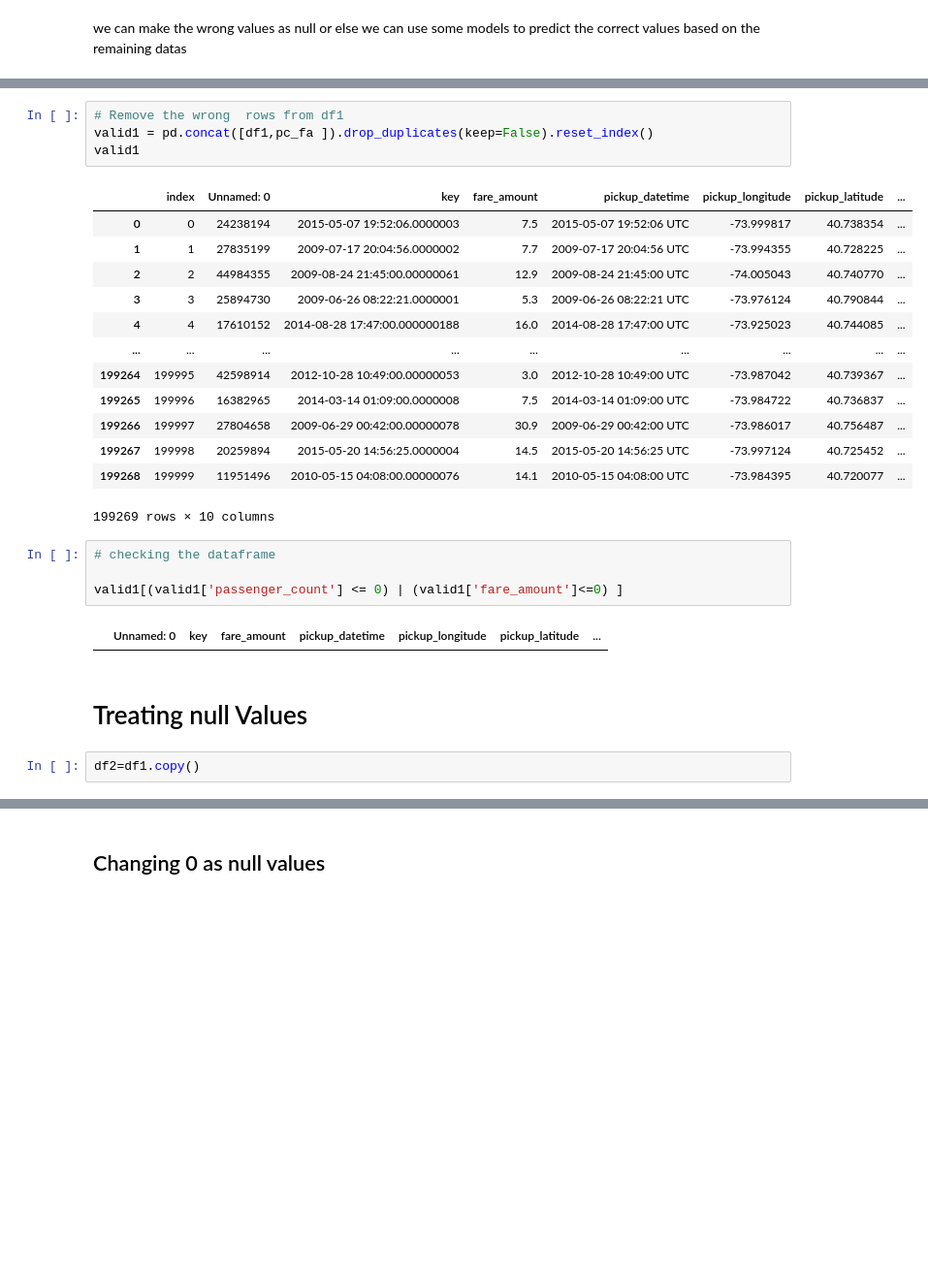
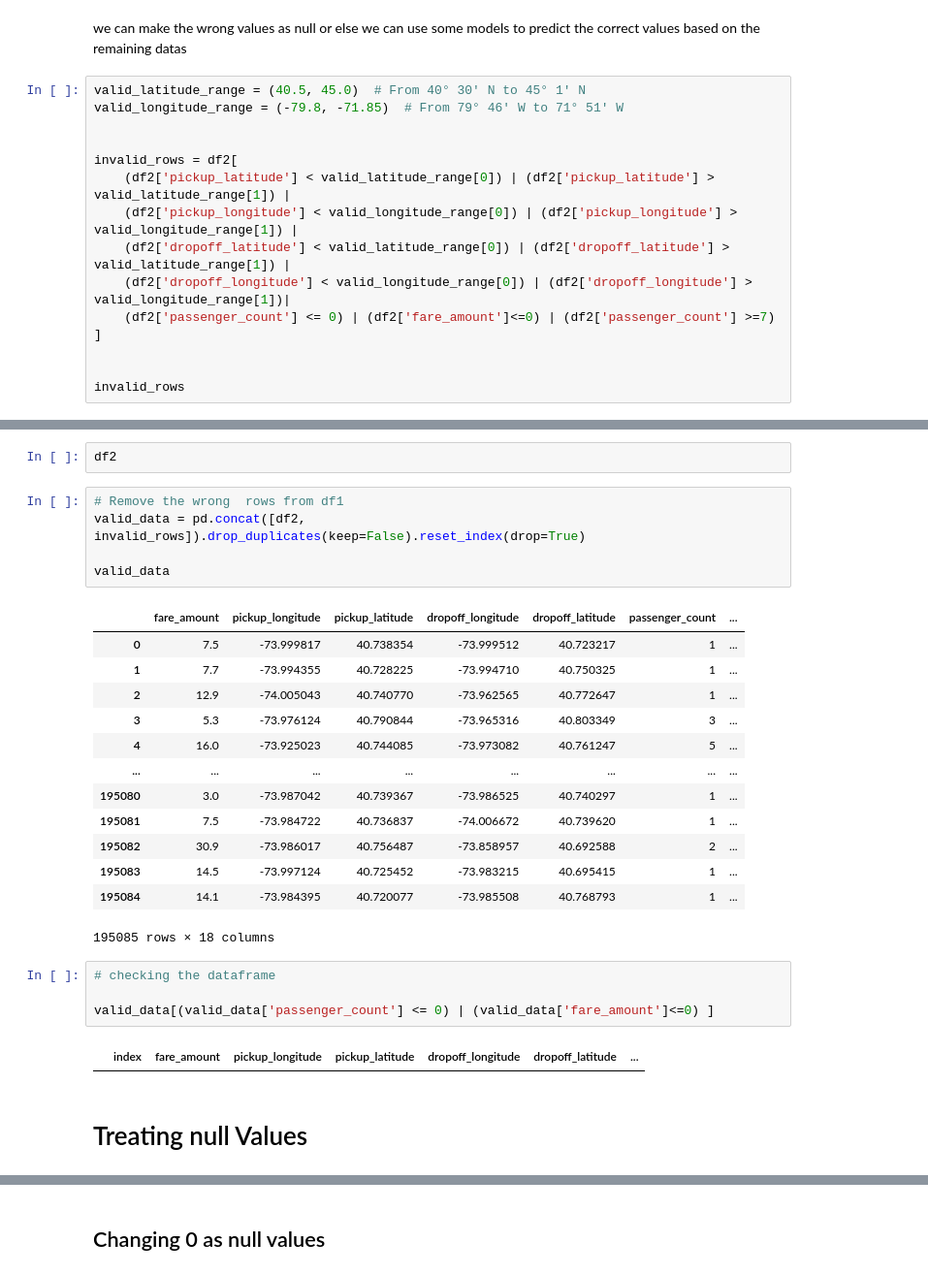
Before and after one commit to AJAYVISWA22/Uber-Fare-Prediction, a Jupyter notebook: Data_EXP.ipynb, the cells around one changed output, grey strips where cells are left out. Shown at 97% size. Cells and saved outputs as stored; diff of their text form; blank space fills up the shorter version.

```diff
--- a/Data_EXP.ipynb
+++ b/Data_EXP.ipynb
@@ -495,3 +501,18 @@ pc_fa
 # %% [markdown]
 we  can make the wrong values as null or else
 we can use some models to predict the correct values based on the  remaining datas
+# %%
+valid_latitude_range = (40.5, 45.0)  # From 40° 30′ N to 45° 1′ N
+valid_longitude_range = (-79.8, -71.85)  # From 79° 46′ W to 71° 51′ W
+
+
+invalid_rows = df2[
+    (df2['pickup_latitude'] < valid_latitude_range[0]) | (df2['pickup_latitude'] > valid_latitude_range[1]) |
+    (df2['pickup_longitude'] < valid_longitude_range[0]) | (df2['pickup_longitude'] > valid_longitude_range[1]) |
+    (df2['dropoff_latitude'] < valid_latitude_range[0]) | (df2['dropoff_latitude'] > valid_latitude_range[1]) |
+    (df2['dropoff_longitude'] < valid_longitude_range[0]) | (df2['dropoff_longitude'] > valid_longitude_range[1])|
+    (df2['passenger_count'] <= 0) | (df2['fare_amount']<=0) | (df2['passenger_count'] >=7)
+]
+
+
+invalid_rows
@@ -498,28 +533,29 @@ we can use some models to predict the correct values based on the  remaining dat
+# %%
+df2
 # %%
 # Remove the wrong  rows from df1
-valid1 = pd.concat([df1,pc_fa ]).drop_duplicates(keep=False).reset_index()
-valid1
+valid_data = pd.concat([df2, invalid_rows]).drop_duplicates(keep=False).reset_index(drop=True)
+
+valid_data
 # %% [output]
-|  | index | Unnamed: 0 | key | fare_amount | pickup_datetime | pickup_longitude | pickup_latitude | ... |
-| 0 | 0 | 24238194 | 2015-05-07 19:52:06.0000003 | 7.5 | 2015-05-07 19:52:06 UTC | -73.999817 | 40.738354 | ... |
-| 1 | 1 | 27835199 | 2009-07-17 20:04:56.0000002 | 7.7 | 2009-07-17 20:04:56 UTC | -73.994355 | 40.728225 | ... |
-| 2 | 2 | 44984355 | 2009-08-24 21:45:00.00000061 | 12.9 | 2009-08-24 21:45:00 UTC | -74.005043 | 40.740770 | ... |
-| 3 | 3 | 25894730 | 2009-06-26 08:22:21.0000001 | 5.3 | 2009-06-26 08:22:21 UTC | -73.976124 | 40.790844 | ... |
-| 4 | 4 | 17610152 | 2014-08-28 17:47:00.000000188 | 16.0 | 2014-08-28 17:47:00 UTC | -73.925023 | 40.744085 | ... |
-| ... | ... | ... | ... | ... | ... | ... | ... | ... |
-| 199264 | 199995 | 42598914 | 2012-10-28 10:49:00.00000053 | 3.0 | 2012-10-28 10:49:00 UTC | -73.987042 | 40.739367 | ... |
-| 199265 | 199996 | 16382965 | 2014-03-14 01:09:00.0000008 | 7.5 | 2014-03-14 01:09:00 UTC | -73.984722 | 40.736837 | ... |
-| 199266 | 199997 | 27804658 | 2009-06-29 00:42:00.00000078 | 30.9 | 2009-06-29 00:42:00 UTC | -73.986017 | 40.756487 | ... |
-| 199267 | 199998 | 20259894 | 2015-05-20 14:56:25.0000004 | 14.5 | 2015-05-20 14:56:25 UTC | -73.997124 | 40.725452 | ... |
-| 199268 | 199999 | 11951496 | 2010-05-15 04:08:00.00000076 | 14.1 | 2010-05-15 04:08:00 UTC | -73.984395 | 40.720077 | ... |
+|  | fare_amount | pickup_longitude | pickup_latitude | dropoff_longitude | dropoff_latitude | passenger_count | ... |
+| 0 | 7.5 | -73.999817 | 40.738354 | -73.999512 | 40.723217 | 1 | ... |
+| 1 | 7.7 | -73.994355 | 40.728225 | -73.994710 | 40.750325 | 1 | ... |
+| 2 | 12.9 | -74.005043 | 40.740770 | -73.962565 | 40.772647 | 1 | ... |
+| 3 | 5.3 | -73.976124 | 40.790844 | -73.965316 | 40.803349 | 3 | ... |
+| 4 | 16.0 | -73.925023 | 40.744085 | -73.973082 | 40.761247 | 5 | ... |
+| ... | ... | ... | ... | ... | ... | ... | ... |
+| 195080 | 3.0 | -73.987042 | 40.739367 | -73.986525 | 40.740297 | 1 | ... |
+| 195081 | 7.5 | -73.984722 | 40.736837 | -74.006672 | 40.739620 | 1 | ... |
+| 195082 | 30.9 | -73.986017 | 40.756487 | -73.858957 | 40.692588 | 2 | ... |
+| 195083 | 14.5 | -73.997124 | 40.725452 | -73.983215 | 40.695415 | 1 | ... |
+| 195084 | 14.1 | -73.984395 | 40.720077 | -73.985508 | 40.768793 | 1 | ... |
-199269 rows × 10 columns
+195085 rows × 18 columns
 # %%
 # checking the dataframe
 
-valid1[(valid1['passenger_count'] <= 0) | (valid1['fare_amount']<=0) ]
+valid_data[(valid_data['passenger_count'] <= 0) | (valid_data['fare_amount']<=0) ]
 # %% [output]
-|  | Unnamed: 0 | key | fare_amount | pickup_datetime | pickup_longitude | pickup_latitude | ... |
+|  | index | fare_amount | pickup_longitude | pickup_latitude | dropoff_longitude | dropoff_latitude | ... |
 # %% [markdown]
 # Treating null Values
-# %%
-df2=df1.copy()
```
Also changed, not shown: parts of 29 cells of this notebook.
